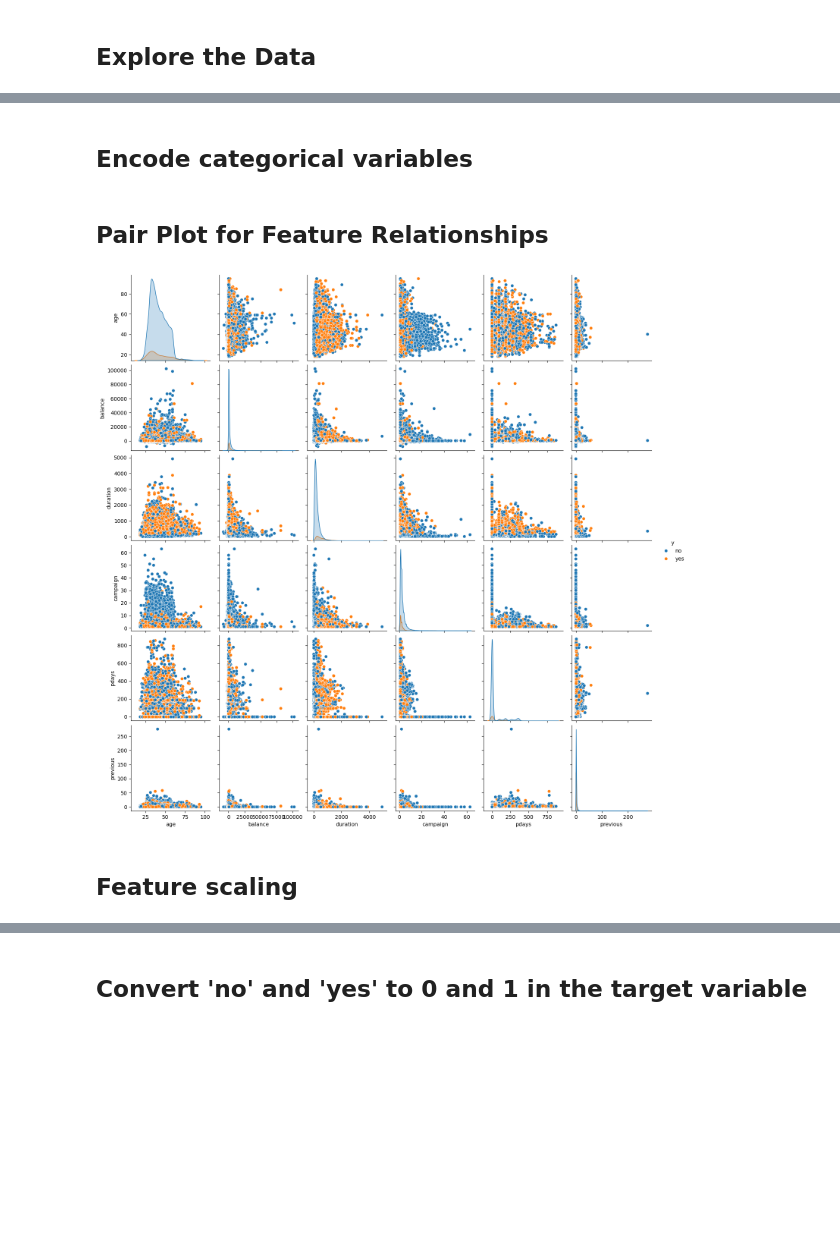
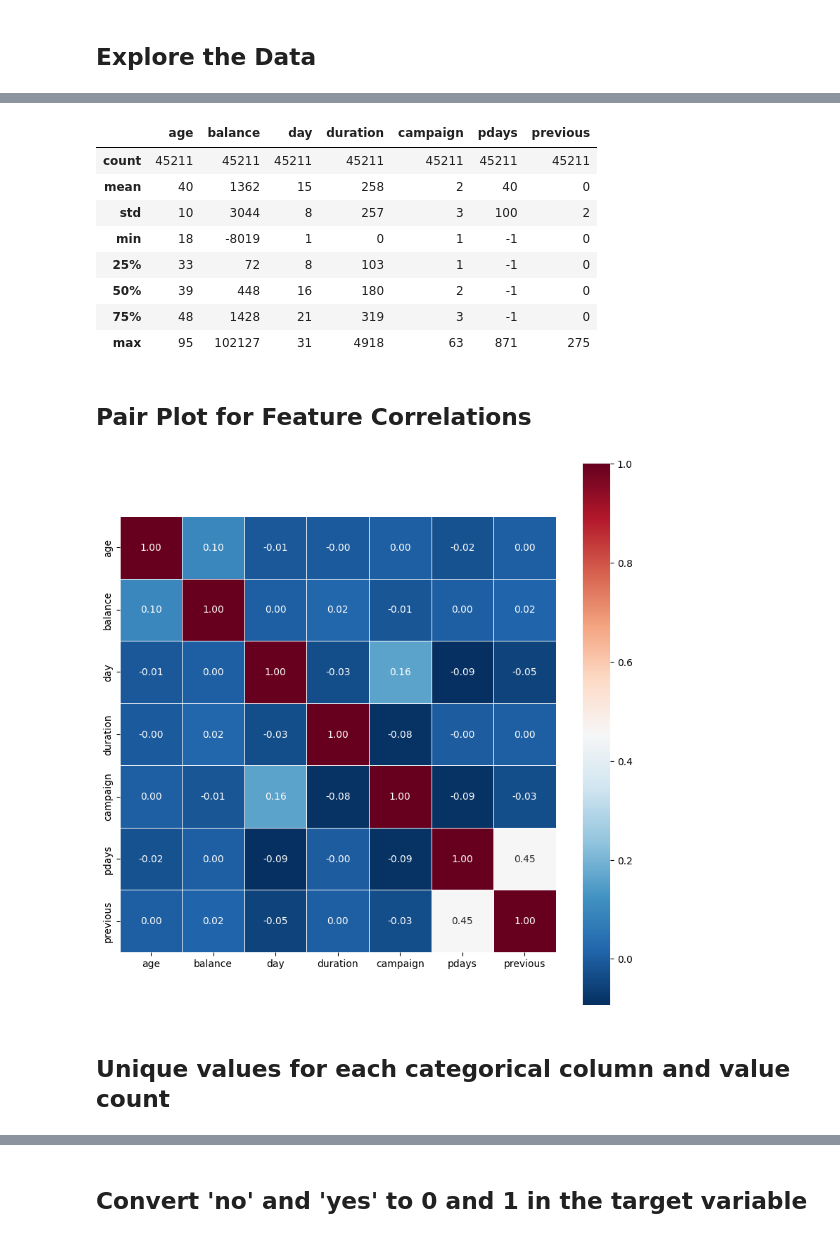
Before and after one commit to Monabbir-Ahmmad/ML-Assignment, a Jupyter notebook: problem-2-logistic-regression-bank/logistic-regression-bank.ipynb, the cells around one changed output, grey strips where cells are left out. Saved outputs shown, nothing was run; the diff lists cells and outputs as text; code cells hidden in the pictures; blank space fills up the shorter version.

```diff
--- a/problem-2-logistic-regression-bank/logistic-regression-bank.ipynb
+++ b/problem-2-logistic-regression-bank/logistic-regression-bank.ipynb
@@ -11,10 +14,9 @@ from sklearn.metrics import accuracy_score, classification_report, confusion_mat
 # %% [markdown]
 ## Load the dataset
 # %%
-url = "/content/sample_data/bank-full.csv"
-data = pd.read_csv(url, sep=";")
-
-data.head()
+url = "/kaggle/input/bank-data/bank-full.csv"
+df = pd.read_csv(url, sep=";")
+df.head()
 # %% [output]
 |  | age | job | marital | education | default | balance | housing | loan | contact | day | month | ... |
 | 0 | 58 | management | married | tertiary | no | 2143 | yes | no | unknown | 5 | may | ... |
@@ -60,2 +49,0 @@ data.describe()
-# %% [markdown]
-## Encode categorical variables
@@ -78,13 +50,14 @@ data_encoded = pd.get_dummies(
+# %%
+df.describe().astype(np.int64)
+# %% [output]
+|  | age | balance | day | duration | campaign | pdays | previous |
+| count | 45211 | 45211 | 45211 | 45211 | 45211 | 45211 | 45211 |
+| mean | 40 | 1362 | 15 | 258 | 2 | 40 | 0 |
+| std | 10 | 3044 | 8 | 257 | 3 | 100 | 2 |
+| min | 18 | -8019 | 1 | 0 | 1 | -1 | 0 |
+| 25% | 33 | 72 | 8 | 103 | 1 | -1 | 0 |
+| 50% | 39 | 448 | 16 | 180 | 2 | -1 | 0 |
+| 75% | 48 | 1428 | 21 | 319 | 3 | -1 | 0 |
+| max | 95 | 102127 | 31 | 4918 | 63 | 871 | 275 |
 # %% [markdown]
-## Pair Plot for Feature Relationships
+## Pair Plot for Feature Correlations
-# %%
-sns.pairplot(
-    data_encoded[["age", "balance", "duration", "campaign", "pdays", "previous", "y"]],
-    hue="y",
-    diag_kind="kde",
-)
-plt.show()
-# %% [output]
-[figure, removed]
-# %% [markdown]
-## Feature scaling
@@ -97,0 +64,14 @@ data_encoded[
+# %%
+plt.subplots(figsize=(10, 10))
+
+sns.heatmap(df._get_numeric_data().astype(float).corr(),
+            square=True,
+            cmap='RdBu_r',
+            linewidths=.5,
+            annot=True,
+            fmt='.2f')
+plt.show()
+# %% [output]
+[figure, added]
+# %% [markdown]
+## Unique values for each categorical column and value count
```
Also changed, not shown: parts of 20 cells of this notebook.
